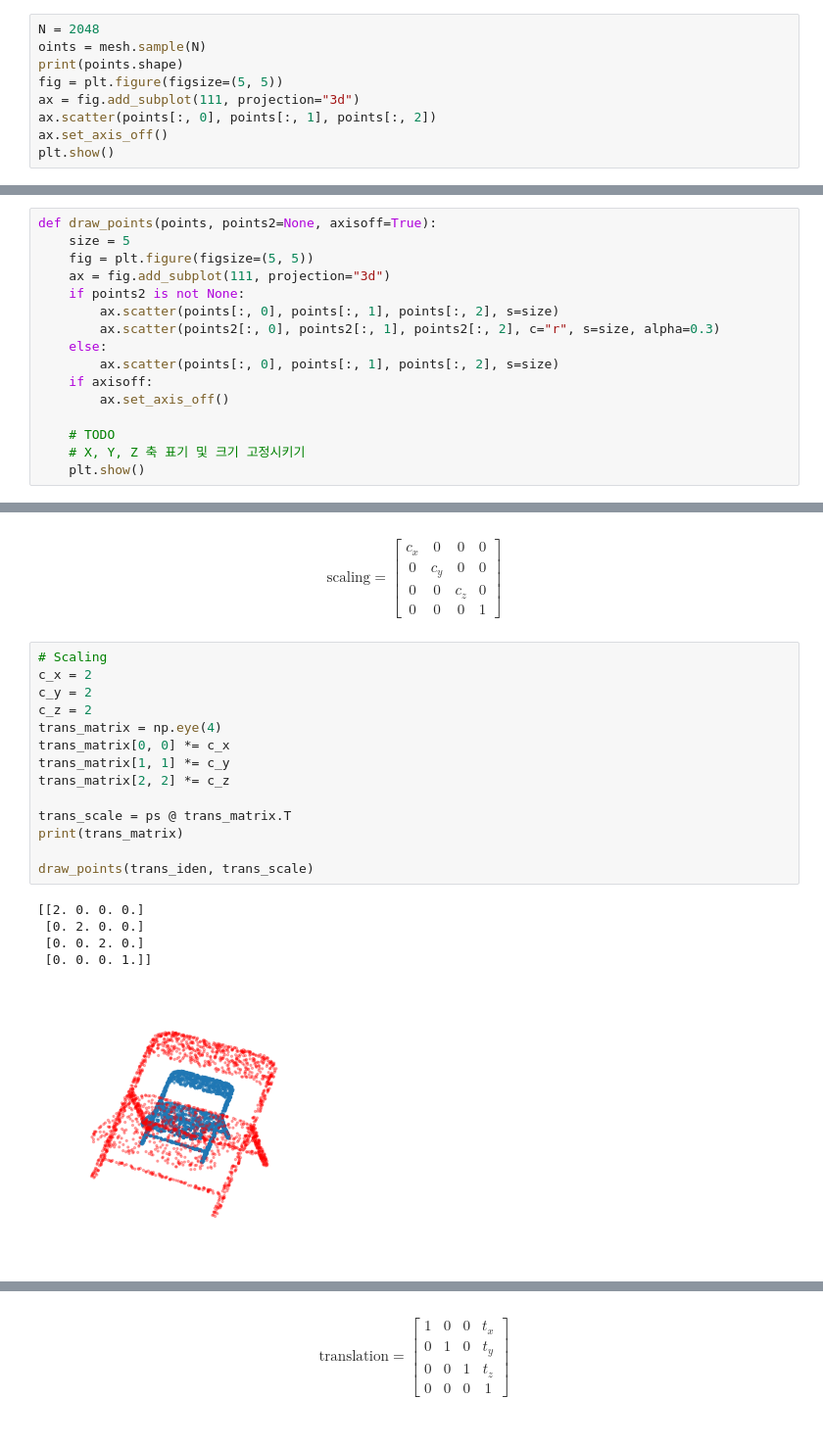
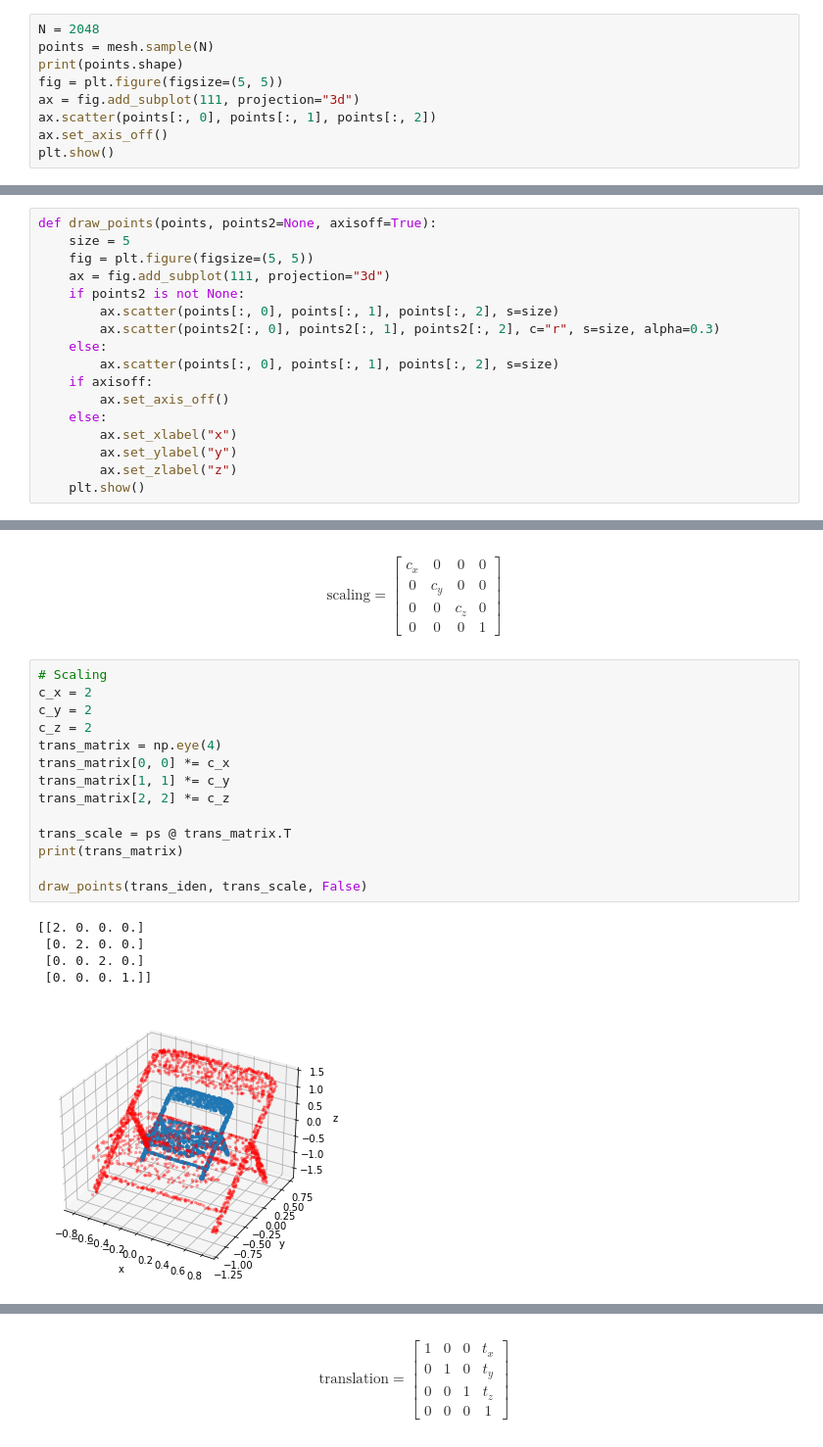
Before and after one commit to simonjisu/parking_violation, a Jupyter notebook: notebooks/PointNet.ipynb, the cells around one changed output, grey strips where cells are left out. Shown at 98% size. Saved outputs shown, nothing was run; the diff lists cells and outputs as text.

Commit message:
pointnet update

```diff
--- a/notebooks/PointNet.ipynb
+++ b/notebooks/PointNet.ipynb
@@ -26,7 +26,7 @@ mesh.show()
 ### Point Cloud
 # %%
 N = 2048
-oints = mesh.sample(N)
+points = mesh.sample(N)
 print(points.shape)
 fig = plt.figure(figsize=(5, 5))
 ax = fig.add_subplot(111, projection="3d")
@@ -98,9 +98,10 @@ def draw_points(points, points2=None, axisoff=True):
         ax.scatter(points[:, 0], points[:, 1], points[:, 2], s=size)
     if axisoff:
         ax.set_axis_off()
-
-    # TODO
-    # X, Y, Z 축 표기 및 크기 고정시키기
+    else:
+        ax.set_xlabel("x")
+        ax.set_ylabel("y")
+        ax.set_zlabel("z")
     plt.show()
 # %% [markdown]
 $$\text{identity} = \begin{bmatrix}
@@ -134,23 +135,23 @@ c_x & 0 & 0 & 0\\
 # %%
 # Scaling
 c_x = 2
 c_y = 2
 c_z = 2
 trans_matrix = np.eye(4)
 trans_matrix[0, 0] *= c_x
 trans_matrix[1, 1] *= c_y
 trans_matrix[2, 2] *= c_z
 
 trans_scale = ps @ trans_matrix.T
 print(trans_matrix)
 
-draw_points(trans_iden, trans_scale)
+draw_points(trans_iden, trans_scale, False)
 # %% [output]
 [[2. 0. 0. 0.]
  [0. 2. 0. 0.]
  [0. 0. 2. 0.]
  [0. 0. 0. 1.]]
-[figure, old version]
+[figure, new version]
 # %% [markdown]
 $$\begin{aligned}
 \text{rotation x} &=
```
Also changed, not shown: parts of 19 cells of this notebook.
